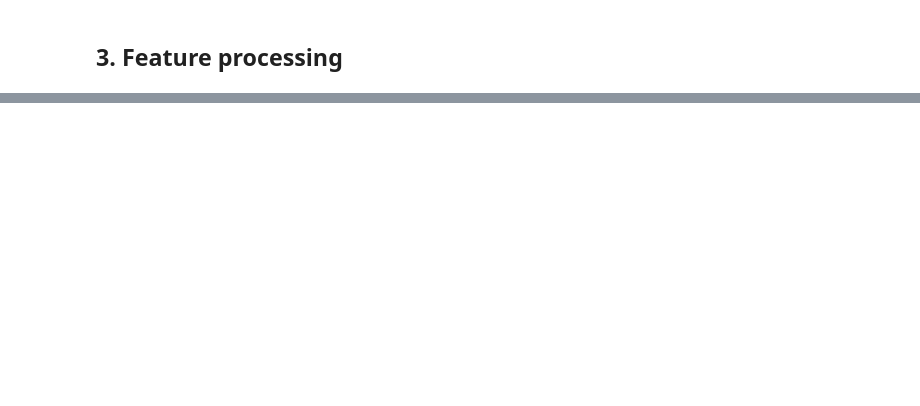
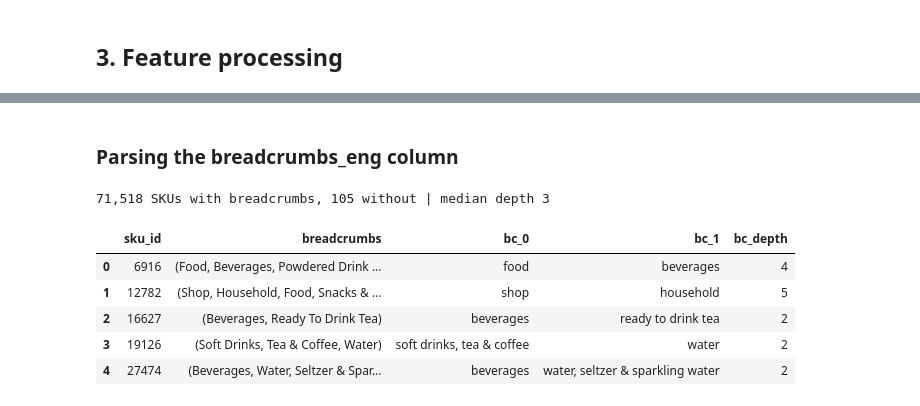
Before and after one commit to rojuspaukste/Item-Grouping-Task, a Jupyter notebook: Code/DataProcessing.ipynb, the cells around one changed output, grey strips where cells are left out. Cells and saved outputs as stored; diff of their text form; code cells hidden in the pictures; blank space fills up the shorter version.

```diff
--- a/Code/DataProcessing.ipynb
+++ b/Code/DataProcessing.ipynb
@@ -66,0 +96,44 @@ df.head()
+# %% [markdown]
+### Parsing the breadcrumbs_eng column
+# %%
+# Function for parsing the breadcrumbs column into a tuple of strings. The input is a string
+def parse_breadcrumbs(s):
+    """'["" A"","" B""]' -> ('A', 'B'). Tolerates NaN, bare strings, inner commas."""
+    if not isinstance(s, str) or not s.strip():
+        return ()
+    text = s.strip()
+    if text.startswith('['):
+        try:
+            parsed = json.loads(text.replace('""', '"'))
+            return tuple(x.strip() for x in parsed if isinstance(x, str) and x.strip())
+        except (json.JSONDecodeError, TypeError):
+            pass
+    return tuple(x.strip() for x in re.findall(r'[^",\[\]]+', text) if x.strip())
+
+# Mapping the breadcrumbs column to tuples of strings, one per SKU.
+df['breadcrumbs'] = df['breadcrumbs_eng'].map(parse_breadcrumbs)
+df['bc_depth'] = df['breadcrumbs'].str.len()
+
+# Creating one column per breadcrumb level, with the values being the string at that level.
+for level in range(3):
+    df[f'bc_{level}'] = df['breadcrumbs'].map(
+        lambda path, i=level: path[i].lower() if len(path) > i else pd.NA)
+
+# Creating a column of sets of tokens in the breadcrumbs, for fuzzy matching.
+df['bc_tokens'] = df['breadcrumbs'].map(
+    lambda path: frozenset(re.findall(r'[a-z0-9]+', ' '.join(path).lower())))
+
+# Dropping columns
+df = df.drop(columns=['breadcrumbs_eng'])
+
+print(f'{df.bc_depth.gt(0).sum():,} SKUs with breadcrumbs, '
+      f'{(df.bc_depth == 0).sum()} without | median depth {df.bc_depth.median():.0f}')
+df[['sku_id', 'breadcrumbs', 'bc_0', 'bc_1', 'bc_depth']].head()
+# %% [output]
+71,518 SKUs with breadcrumbs, 105 without | median depth 3
+|  | sku_id | breadcrumbs | bc_0 | bc_1 | bc_depth |
+| 0 | 6916 | (Food, Beverages, Powdered Drink ... | food | beverages | 4 |
+| 1 | 12782 | (Shop, Household, Food, Snacks & ... | shop | household | 5 |
+| 2 | 16627 | (Beverages, Ready To Drink Tea) | beverages | ready to drink tea | 2 |
+| 3 | 19126 | (Soft Drinks, Tea & Coffee, Water) | soft drinks, tea & coffee | water | 2 |
+| 4 | 27474 | (Beverages, Water, Seltzer & Spar... | beverages | water, seltzer & sparkling water | 2 |
```
Also changed, not shown: parts of 28 cells of this notebook, 2 other files.
